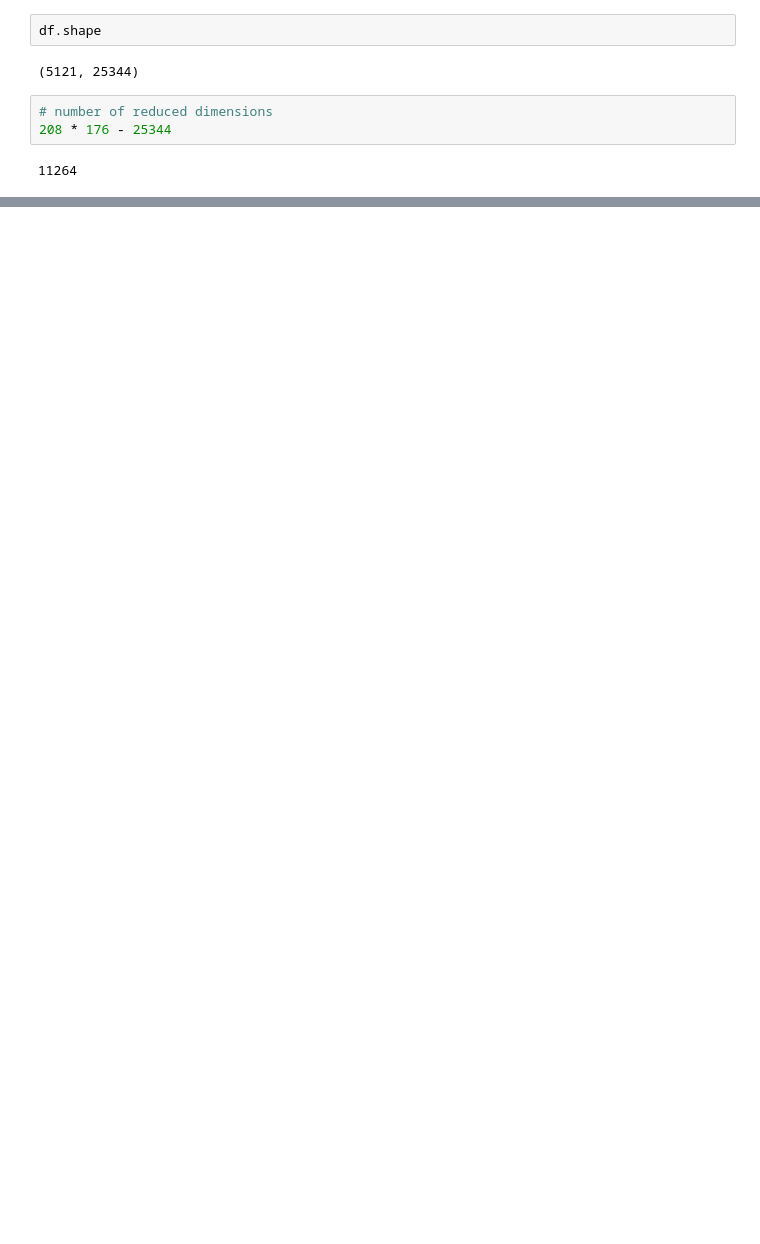
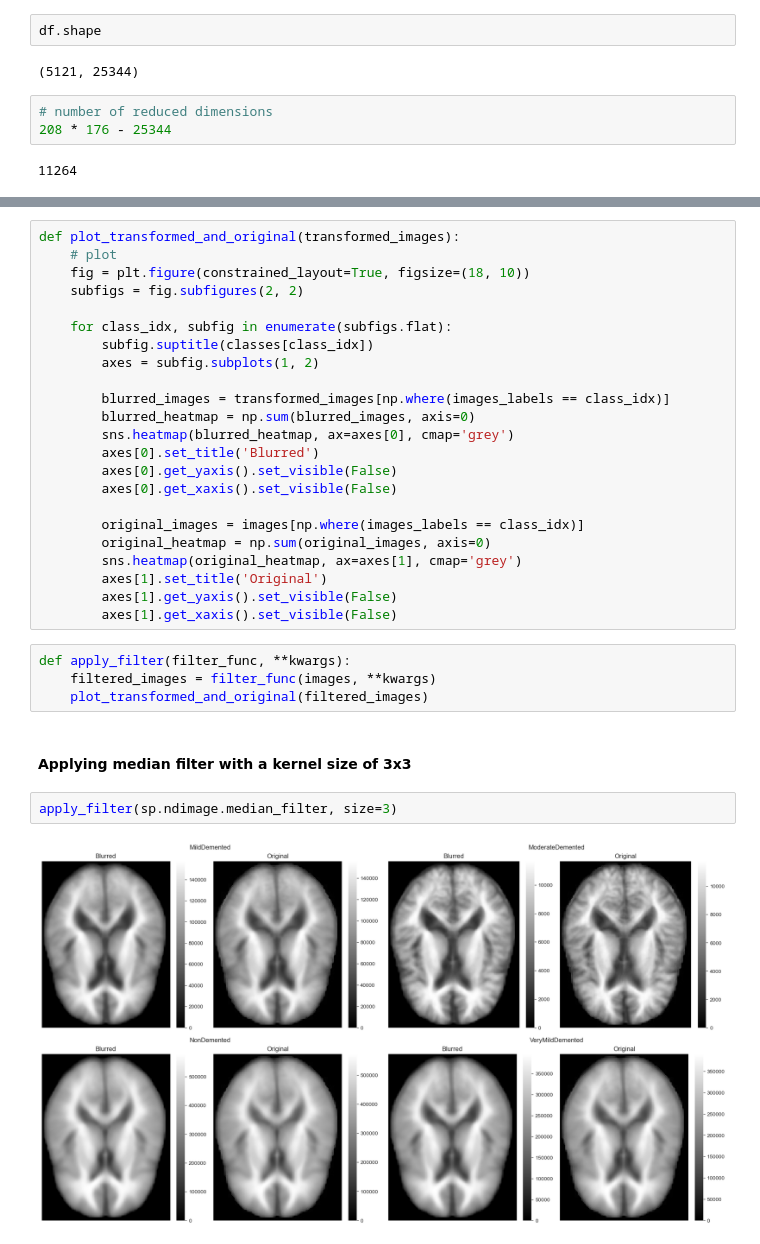
Before and after one commit to lazarovziv/ML-Pipeline, a Jupyter notebook: notebook.ipynb, the cells around one changed output, grey strips where cells are left out. Cells and saved outputs as stored; diff of their text form; blank space fills up the shorter version.

```diff
--- a/notebook.ipynb
+++ b/notebook.ipynb
@@ -209,0 +198,33 @@ df.shape
+# %%
+def plot_transformed_and_original(transformed_images):
+    # plot
+    fig = plt.figure(constrained_layout=True, figsize=(18, 10))
+    subfigs = fig.subfigures(2, 2)
+
+    for class_idx, subfig in enumerate(subfigs.flat):
+        subfig.suptitle(classes[class_idx])
+        axes = subfig.subplots(1, 2)
+
+        blurred_images = transformed_images[np.where(images_labels == class_idx)]
+        blurred_heatmap = np.sum(blurred_images, axis=0)
+        sns.heatmap(blurred_heatmap, ax=axes[0], cmap='grey')
+        axes[0].set_title('Blurred')
+        axes[0].get_yaxis().set_visible(False)
+        axes[0].get_xaxis().set_visible(False)
+
+        original_images = images[np.where(images_labels == class_idx)]
+        original_heatmap = np.sum(original_images, axis=0)
+        sns.heatmap(original_heatmap, ax=axes[1], cmap='grey')
+        axes[1].set_title('Original')
+        axes[1].get_yaxis().set_visible(False)
+        axes[1].get_xaxis().set_visible(False)
+# %%
+def apply_filter(filter_func, **kwargs):
+    filtered_images = filter_func(images, **kwargs)
+    plot_transformed_and_original(filtered_images)
+# %% [markdown]
+#### Applying median filter with a kernel size of 3x3
+# %%
+apply_filter(sp.ndimage.median_filter, size=3)
+# %% [output]
+[figure, added]
```
Also changed, not shown: parts of 46 cells of this notebook.
